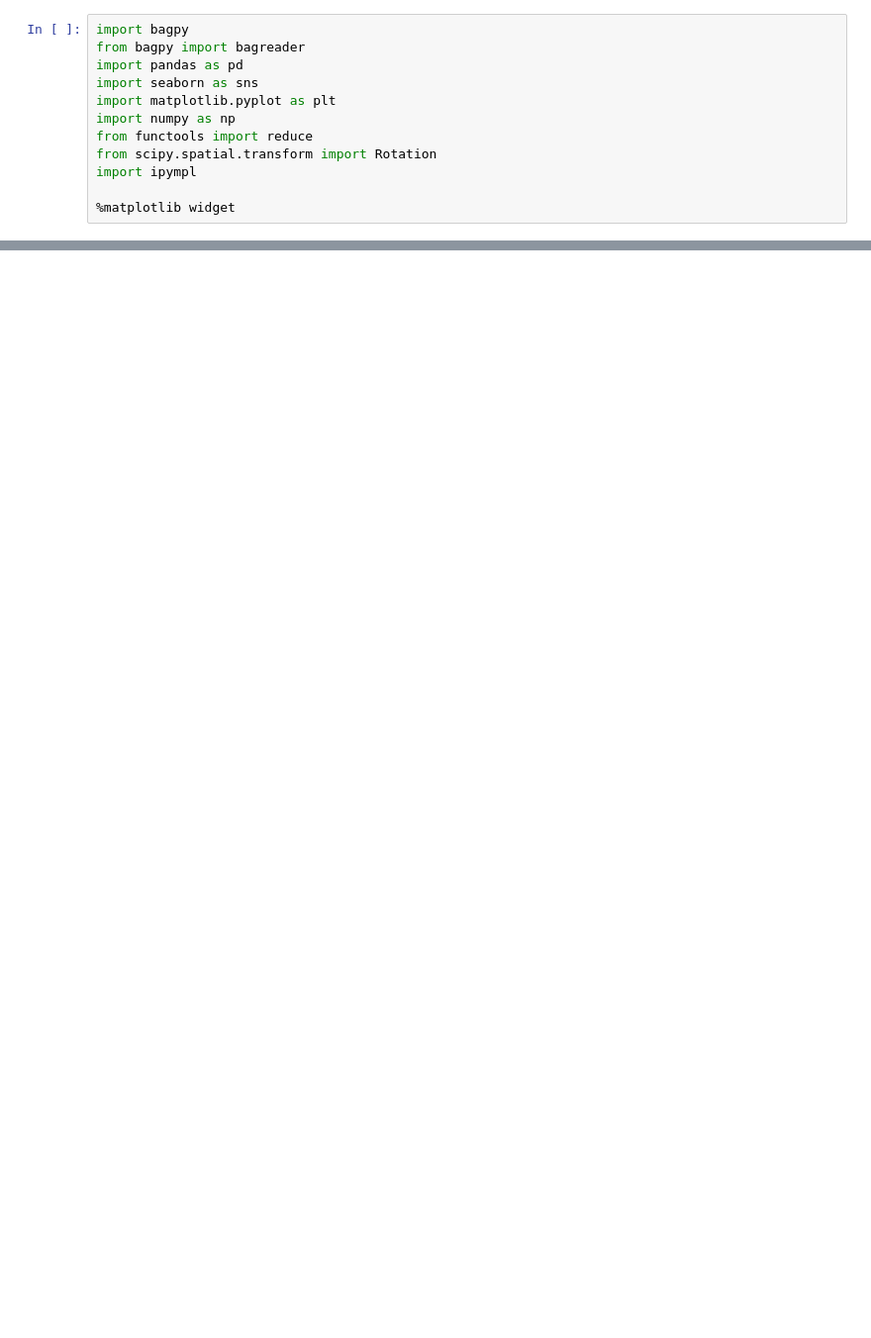
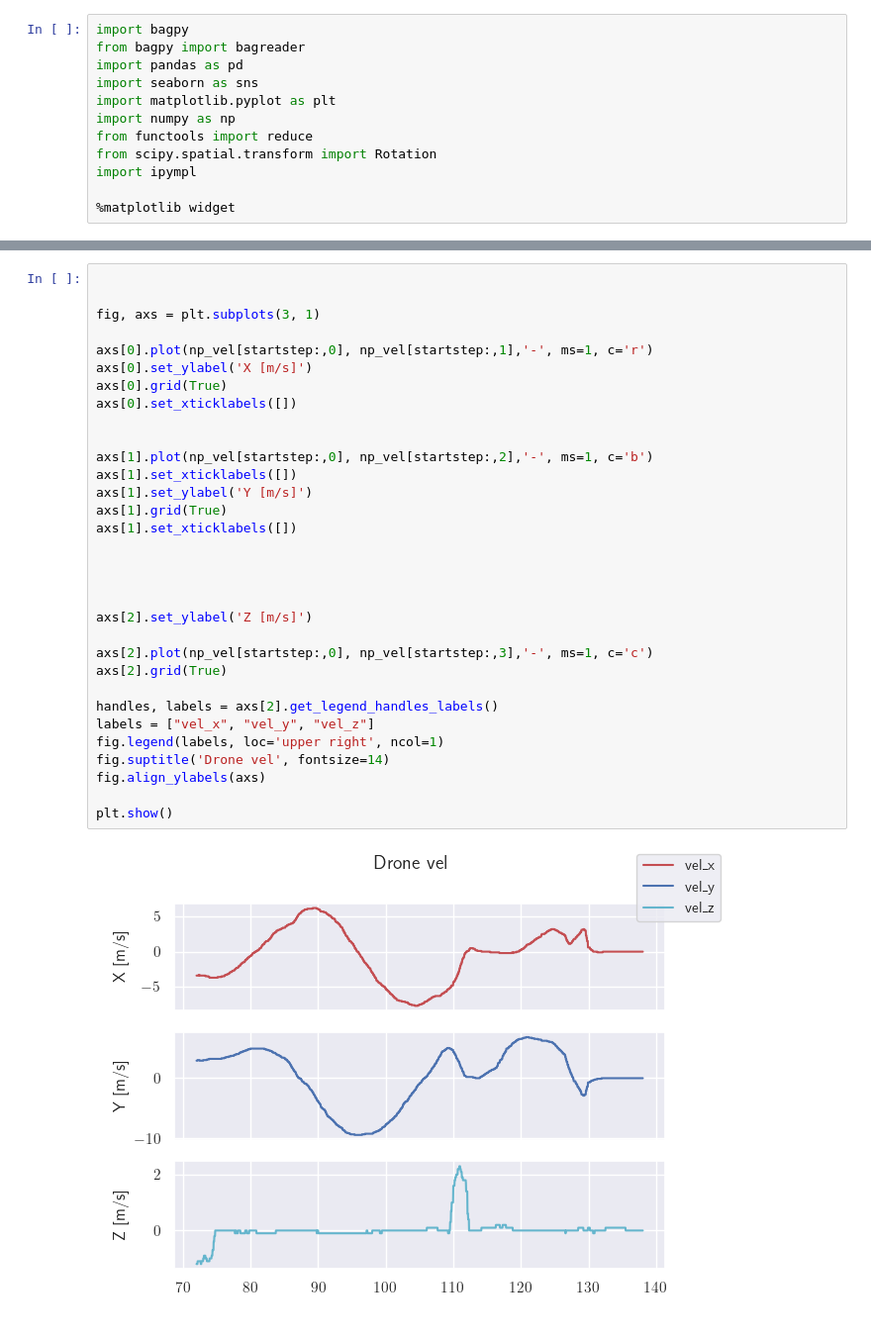
Before and after one commit to simenallum/msc_thesis, a Jupyter notebook: offline_utils/bagfile_creation/analyse_test_data_bags.ipynb, the cells around one changed output, grey strips where cells are left out. Shown: that part at 99% size. Drawn from its saved outputs; the diff is of its cells as text; blank space fills up the shorter version.

```diff
--- a/offline_utils/bagfile_creation/analyse_test_data_bags.ipynb
+++ b/offline_utils/bagfile_creation/analyse_test_data_bags.ipynb
@@ -132,0 +197,34 @@ df_gimbal_heading
+# %%
+
+
+fig, axs = plt.subplots(3, 1)
+
+axs[0].plot(np_vel[startstep:,0], np_vel[startstep:,1],'-', ms=1, c='r')
+axs[0].set_ylabel('X [m/s]')
+axs[0].grid(True)
+axs[0].set_xticklabels([])
+
+
+axs[1].plot(np_vel[startstep:,0], np_vel[startstep:,2],'-', ms=1, c='b')
+axs[1].set_xticklabels([])
+axs[1].set_ylabel('Y [m/s]')
+axs[1].grid(True)
+axs[1].set_xticklabels([])
+
+
+
+
+axs[2].set_ylabel('Z [m/s]')
+
+axs[2].plot(np_vel[startstep:,0], np_vel[startstep:,3],'-', ms=1, c='c')
+axs[2].grid(True)
+
+handles, labels = axs[2].get_legend_handles_labels()
+labels = ["vel_x", "vel_y", "vel_z"]
+fig.legend(labels, loc='upper right', ncol=1)
+fig.suptitle('Drone vel', fontsize=14)
+fig.align_ylabels(axs)
+
+plt.show()
+# %% [output]
+[figure, added]
```
Also changed, not shown: parts of 11 cells of this notebook, 5 other files.
